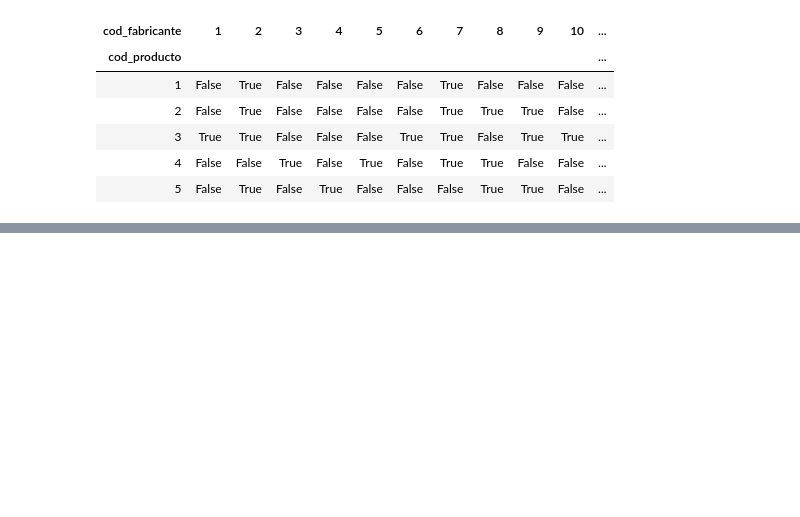
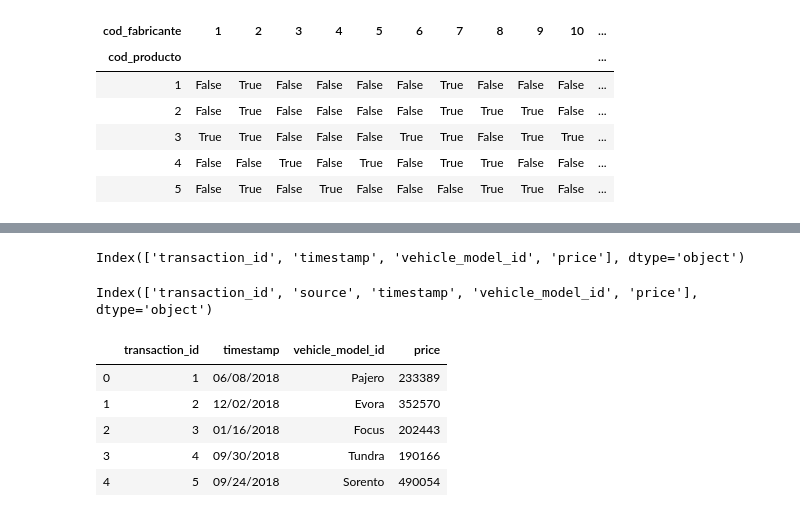
Before and after one commit to diegobalestieri/Datos---guias, a Jupyter notebook: Pandas/GuiaPandas.ipynb, the cells around one changed output, grey strips where cells are left out. Cells and saved outputs as stored; diff of their text form; code cells hidden in the pictures; blank space fills up the shorter version.

```diff
--- a/Pandas/GuiaPandas.ipynb
+++ b/Pandas/GuiaPandas.ipynb
@@ -265,0 +293,17 @@ pd.pivot_table(data=ventas, index="cod_producto", columns="cod_fabricante", valu
+# %%
+autos_int.columns
+# %% [output]
+Index(['transaction_id', 'timestamp', 'vehicle_model_id', 'price'], dtype='object')
+# %%
+autos_ext.columns
+# %% [output]
+Index(['transaction_id', 'source', 'timestamp', 'vehicle_model_id', 'price'], dtype='object')
+# %%
+autos_int.head()
+# %% [output]
+|  | transaction_id | timestamp | vehicle_model_id | price |
+| 0 | 1 | 06/08/2018 | Pajero | 233389 |
+| 1 | 2 | 12/02/2018 | Evora | 352570 |
+| 2 | 3 | 01/16/2018 | Focus | 202443 |
+| 3 | 4 | 09/30/2018 | Tundra | 190166 |
+| 4 | 5 | 09/24/2018 | Sorento | 490054 |
```
Also changed, not shown: parts of 5 cells of this notebook, 4 other files.
